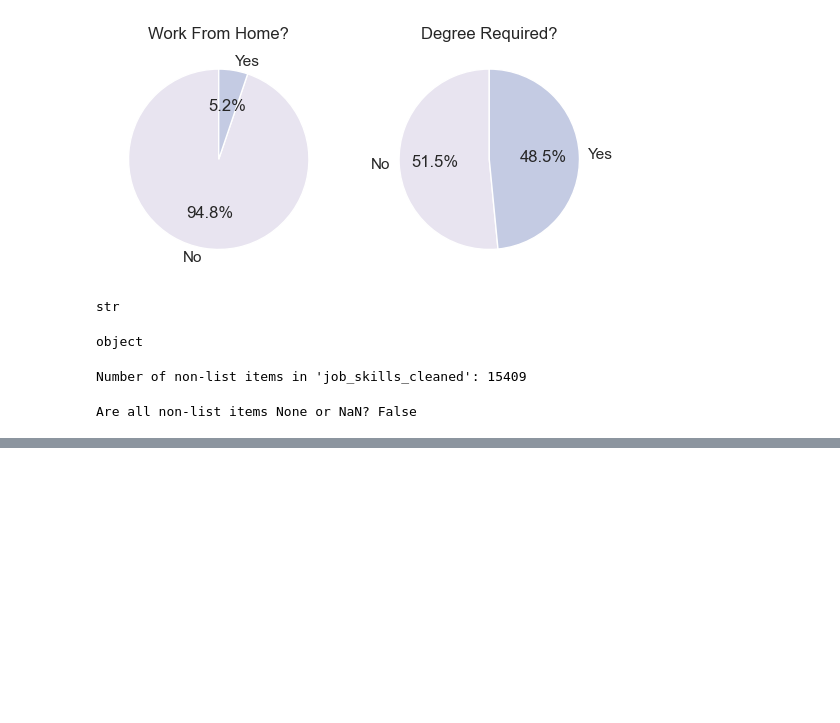
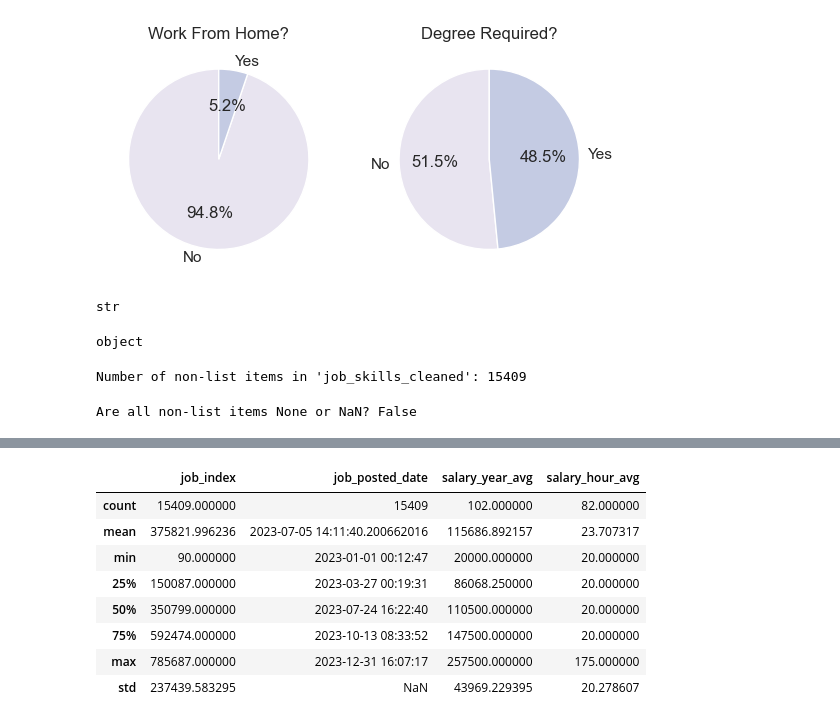
Before and after one commit to gayanadasooriya/Data-Job-Skills-Analysis-, a Jupyter notebook: python_project/python_project.ipynb, the cells around one changed output, grey strips where cells are left out. Cells and saved outputs as stored; diff of their text form; code cells hidden in the pictures; blank space fills up the shorter version.

```diff
--- a/python_project/python_project.ipynb
+++ b/python_project/python_project.ipynb
@@ -218,0 +250,12 @@ Are all non-list items None or NaN? False
+# %%
+df_anz.describe()
+# %% [output]
+|  | job_index | job_posted_date | salary_year_avg | salary_hour_avg |
+| count | 15409.000000 | 15409 | 102.000000 | 82.000000 |
+| mean | 375821.996236 | 2023-07-05 14:11:40.200662016 | 115686.892157 | 23.707317 |
+| min | 90.000000 | 2023-01-01 00:12:47 | 20000.000000 | 20.000000 |
+| 25% | 150087.000000 | 2023-03-27 00:19:31 | 86068.250000 | 20.000000 |
+| 50% | 350799.000000 | 2023-07-24 16:22:40 | 110500.000000 | 20.000000 |
+| 75% | 592474.000000 | 2023-10-13 08:33:52 | 147500.000000 | 20.000000 |
+| max | 785687.000000 | 2023-12-31 16:07:17 | 257500.000000 | 175.000000 |
+| std | 237439.583295 | NaN | 43969.229395 | 20.278607 |
```
Also changed, not shown: parts of 2 cells of this notebook, 1 other file.
